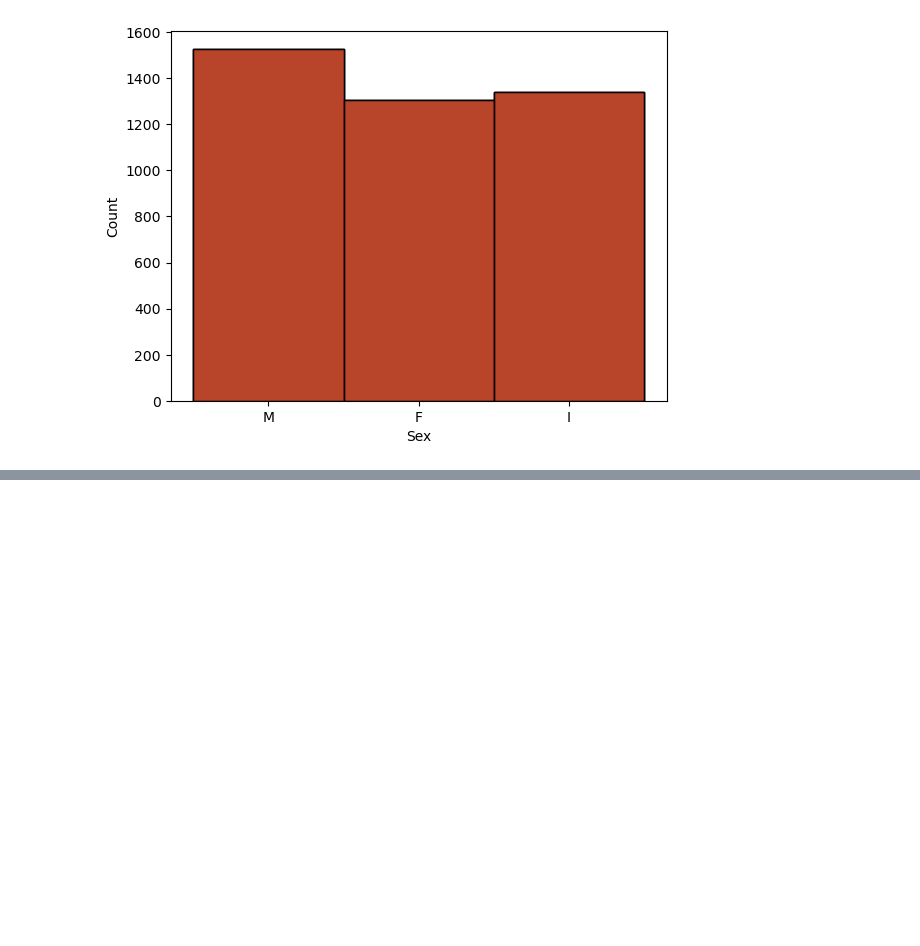
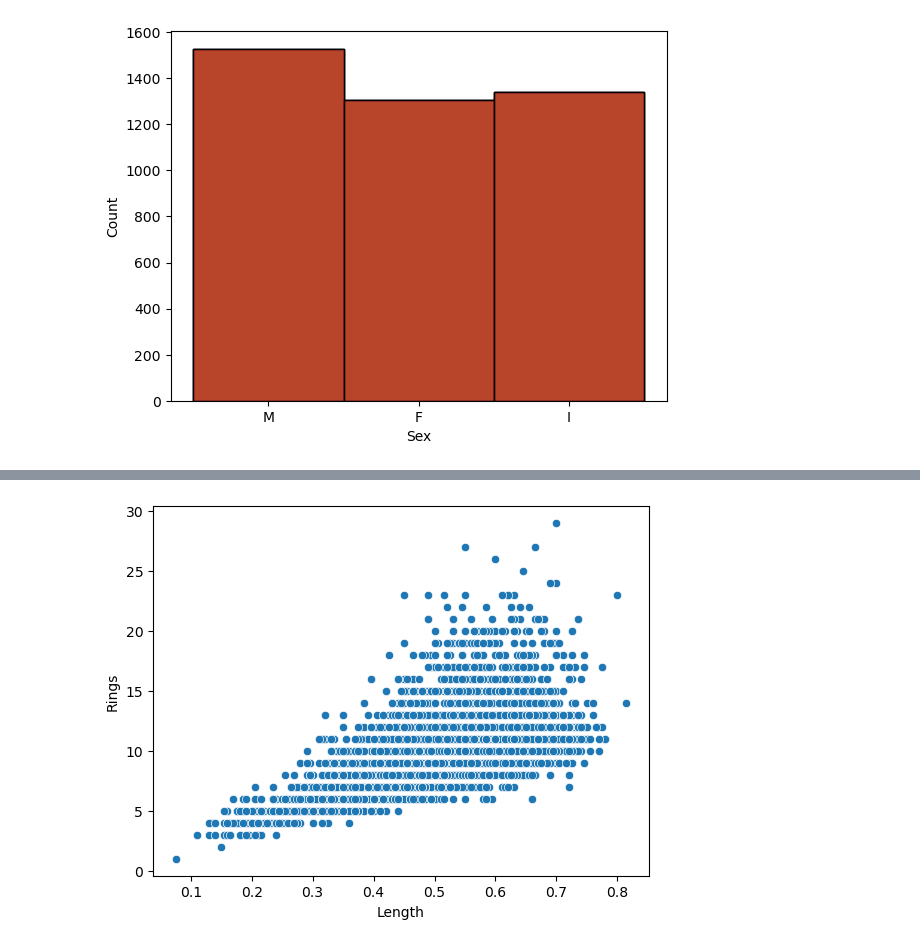
Before and after one commit to HarshRaut9945/Machine-Learning-Project, a Jupyter notebook: Abalone_Age_pred/data.ipynb, the cells around one changed output, grey strips where cells are left out. Cells and saved outputs as stored; diff of their text form; code cells hidden in the pictures; blank space fills up the shorter version.

```diff
--- a/Abalone_Age_pred/data.ipynb
+++ b/Abalone_Age_pred/data.ipynb
@@ -85,0 +140,5 @@ plt.show()
+# %%
+sns.scatterplot(x='Length',y='Rings',data=df)
+plt.show()
+# %% [output]
+[figure, added]
```
Also changed, not shown: parts of 23 cells of this notebook, 5 other files.
